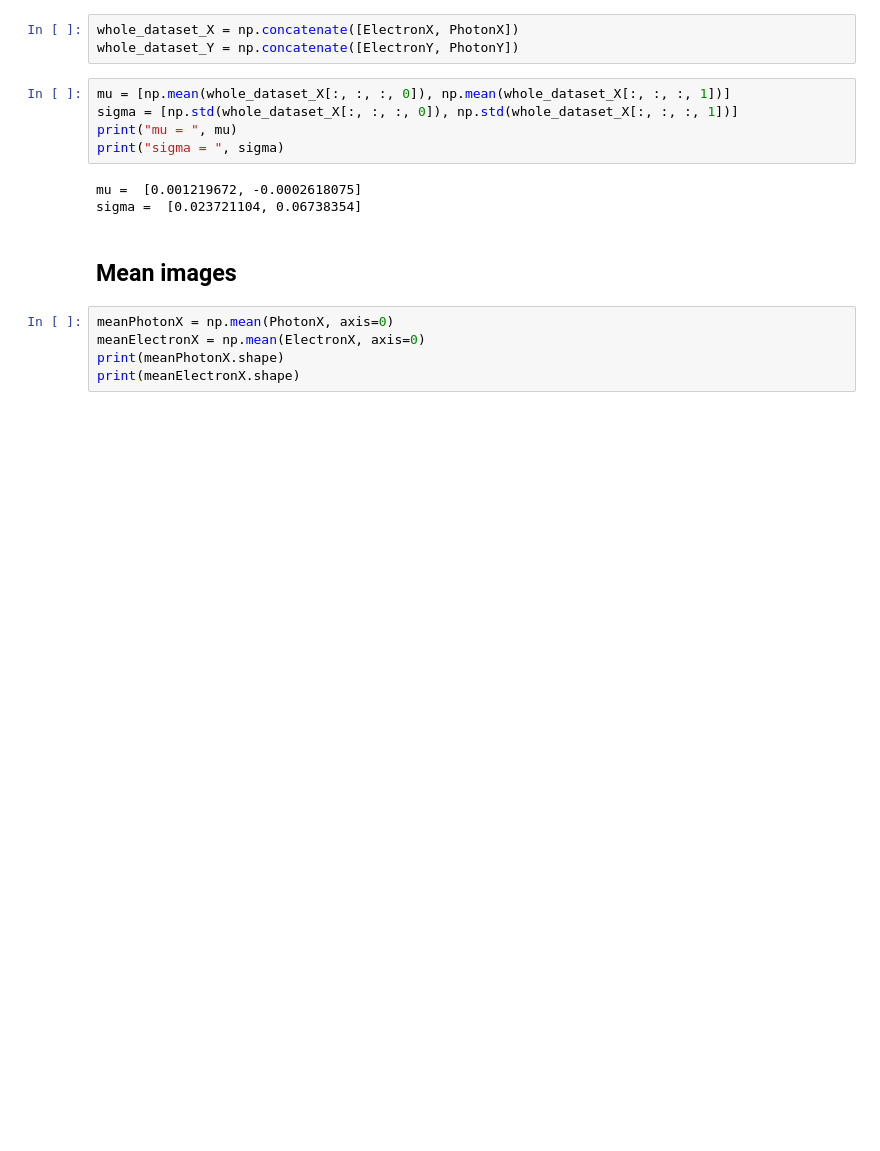
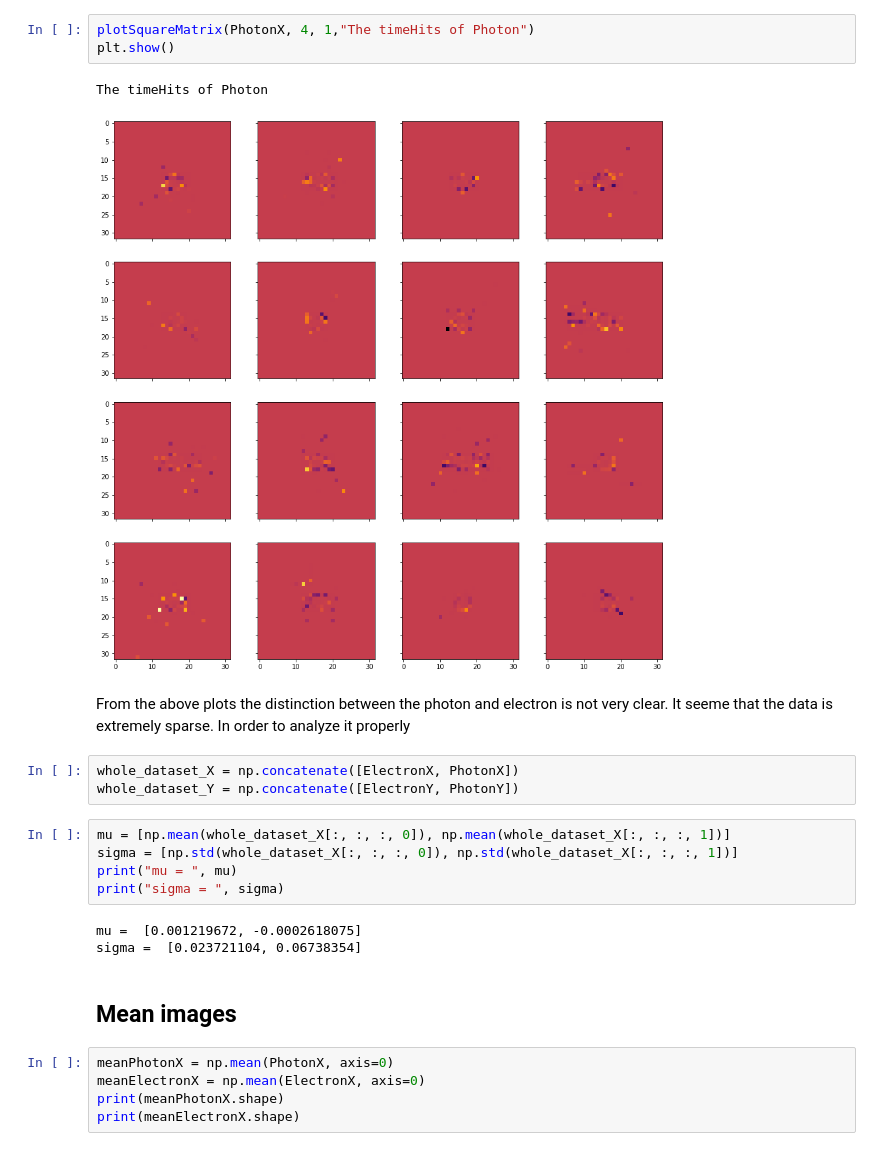
Before and after one commit to Ache17/E2E-2022, a Jupyter notebook: EDA.ipynb, the cells around one changed output. Drawn from its saved outputs; the diff is of its cells as text; blank space fills up the shorter version.

```diff
--- a/EDA.ipynb
+++ b/EDA.ipynb
@@ -75,3 +119,12 @@ plt.show()
+# %%
+plotSquareMatrix(PhotonX, 4, 1,"The timeHits of Photon")
+plt.show()
+# %% [output]
+The timeHits of Photon
+[figure, added]
+# %% [markdown]
+From the above plots the distinction between the photon and electron is not very clear. It seeme that the data is extremely sparse.
+In order to analyze it properly
 # %%
 whole_dataset_X = np.concatenate([ElectronX, PhotonX])
 whole_dataset_Y = np.concatenate([ElectronY, PhotonY])
```
Also changed, not shown: parts of 11 cells of this notebook, 2 other files.
